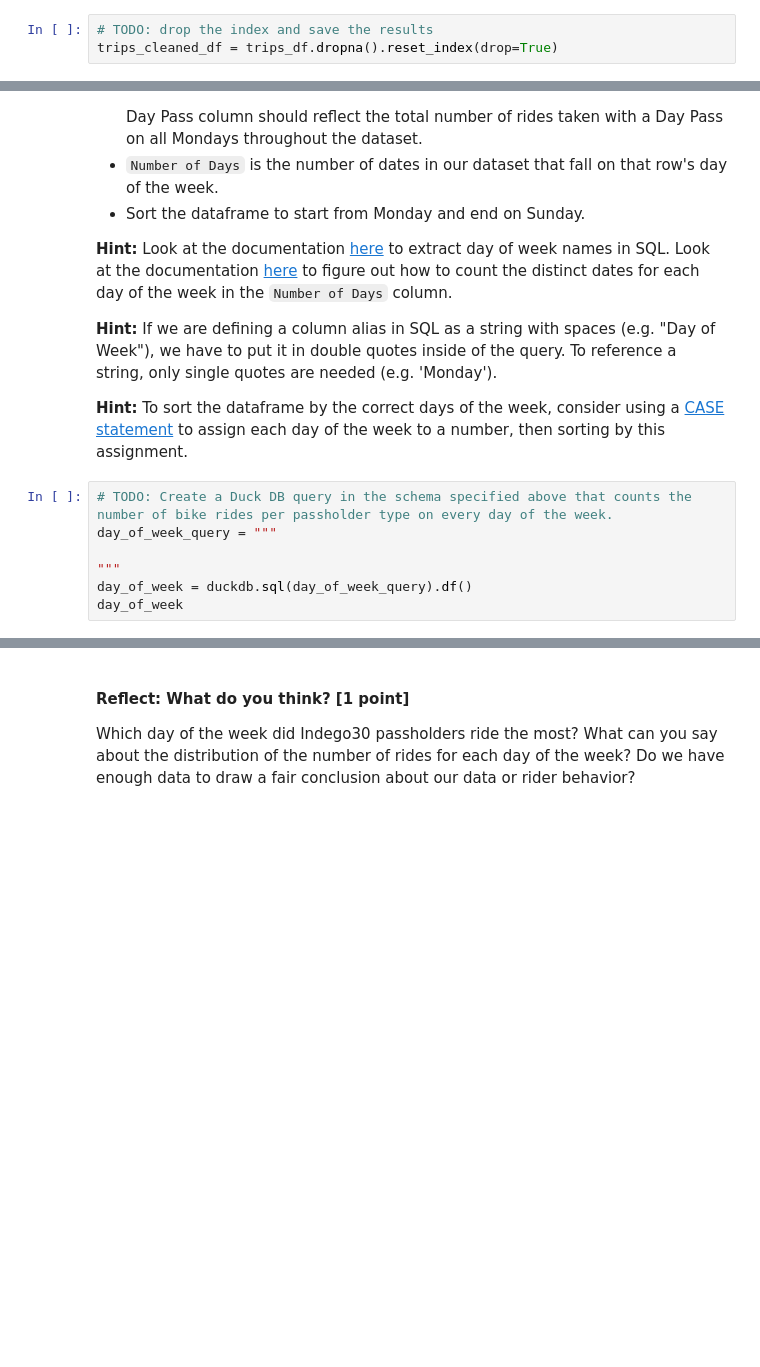
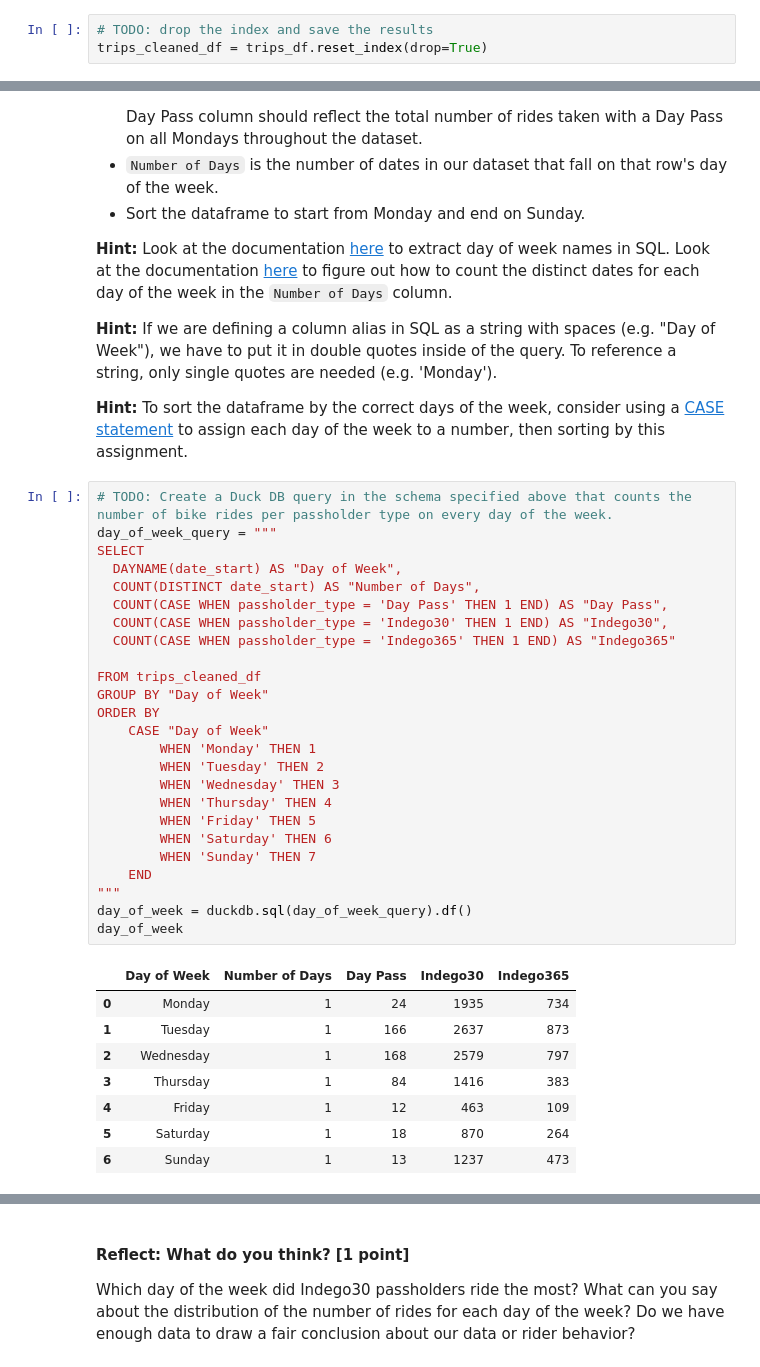
Before and after one commit to YanfuOu/CIS545, a Jupyter notebook: Yanfu_HW2_FA2024.ipynb, the cells around one changed output, grey strips where cells are left out. Cells and saved outputs as stored; diff of their text form; blank space fills up the shorter version.

```diff
--- a/Yanfu_HW2_FA2024.ipynb
+++ b/Yanfu_HW2_FA2024.ipynb
@@ -306,7 +306,7 @@ trips_df = trips_df.astype({
 trips_df = trips_df.sort_values(by="trip_id")
 # %%
 # TODO: drop the index and save the results
-trips_cleaned_df = trips_df.dropna().reset_index(drop=True)
+trips_cleaned_df = trips_df.reset_index(drop=True)
 # %%
 trips_cleaned_df
 # %% [output]
@@ -915,13 +1016,40 @@ We want to understand what are the most popular days of the week for bike rides
 **Hint:** If we are defining a column alias in SQL as a string with spaces (e.g. "Day of Week"), we have to put it in double quotes inside of the query. To reference a string, only single quotes are needed (e.g. 'Monday').
 
 **Hint:** To sort the dataframe by the correct days of the week, consider using a [CASE statement](https://www.w3schools.com/sql/sql_case.asp) to assign each day of the week to a number, then sorting by this assignment.
-# %%
-# TODO: Create a Duck DB query in the schema specified above that counts the number of bike rides per passholder type on every day of the week.
-day_of_week_query = """
-
-"""
-day_of_week = duckdb.sql(day_of_week_query).df()
-day_of_week
+# %%
+# TODO: Create a Duck DB query in the schema specified above that counts the number of bike rides per passholder type on every day of the week.
+day_of_week_query = """
+SELECT
+  DAYNAME(date_start) AS "Day of Week",
+  COUNT(DISTINCT date_start) AS "Number of Days",
+  COUNT(CASE WHEN passholder_type = 'Day Pass' THEN 1 END) AS "Day Pass",
+  COUNT(CASE WHEN passholder_type = 'Indego30' THEN 1 END) AS "Indego30",
+  COUNT(CASE WHEN passholder_type = 'Indego365' THEN 1 END) AS "Indego365"
+
+FROM trips_cleaned_df
+GROUP BY "Day of Week"
+ORDER BY
+    CASE "Day of Week"
+        WHEN 'Monday' THEN 1
+        WHEN 'Tuesday' THEN 2
+        WHEN 'Wednesday' THEN 3
+        WHEN 'Thursday' THEN 4
+        WHEN 'Friday' THEN 5
+        WHEN 'Saturday' THEN 6
+        WHEN 'Sunday' THEN 7
+    END
+"""
+day_of_week = duckdb.sql(day_of_week_query).df()
+day_of_week
+# %% [output]
+|  | Day of Week | Number of Days | Day Pass | Indego30 | Indego365 |
+| 0 | Monday | 1 | 24 | 1935 | 734 |
+| 1 | Tuesday | 1 | 166 | 2637 | 873 |
+| 2 | Wednesday | 1 | 168 | 2579 | 797 |
+| 3 | Thursday | 1 | 84 | 1416 | 383 |
+| 4 | Friday | 1 | 12 | 463 | 109 |
+| 5 | Saturday | 1 | 18 | 870 | 264 |
+| 6 | Sunday | 1 | 13 | 1237 | 473 |
 # %%
 # 4 points
 grader.grade(test_case_id = 'test_day_of_week_count', answer = day_of_week)
```
Also changed, not shown: parts of 18 cells of this notebook.
